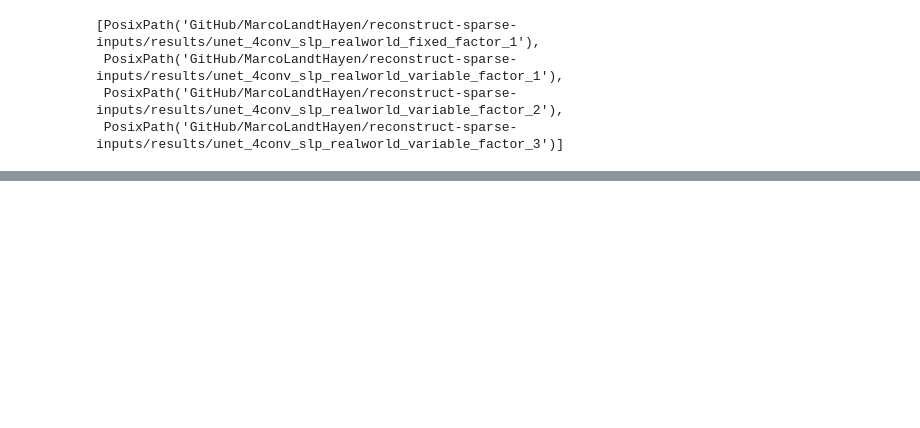
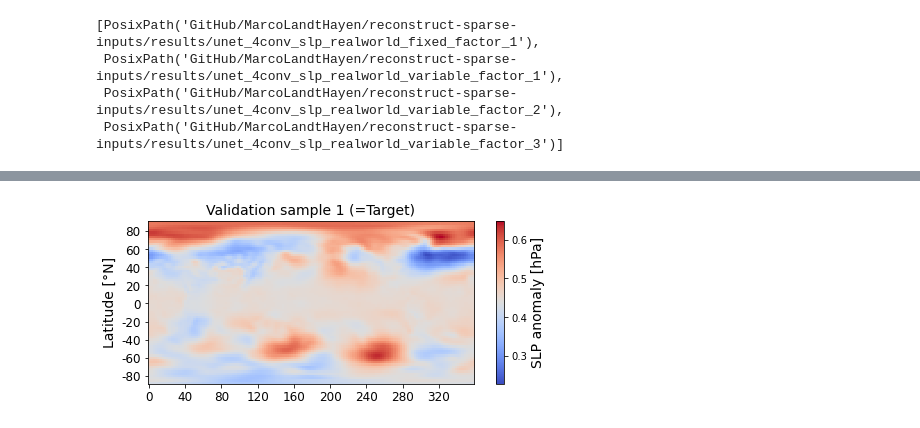
Before and after one commit to MarcoLandtHayen/reconstruct-sparse-inputs, a Jupyter notebook: notebooks/02_Postprocessing_unet_4conv_slp_realworld_compare_results.ipynb, the cells around one changed output, grey strips where cells are left out. Cells and saved outputs as stored; diff of their text form; code cells hidden in the pictures; blank space fills up the shorter version.

```diff
--- a/notebooks/02_Postprocessing_unet_4conv_slp_realworld_compare_results.ipynb
+++ b/notebooks/02_Postprocessing_unet_4conv_slp_realworld_compare_results.ipynb
@@ -635,0 +441,22 @@ plt.show()
+# %%
+## Compare target to predictions:
+
+# Pick sample number:
+k=0
+
+## Plot single validation target:
+fig, ax = plt.subplots(figsize=(8, 3))
+
+im = plt.imshow(val_target_all[k], cmap="coolwarm", interpolation='nearest')#, vmax=0.00022)
+cbar = plt.colorbar(im)
+cbar.set_label("SLP anomaly [hPa]", fontsize=14)
+
+plt.title('Validation sample '+str(k+1)+' (=Target)', fontsize=14)
+#plt.xlabel('Longitude [°E]', fontsize=14)
+plt.ylabel('Latitude [°N]', fontsize=14)
+plt.xticks(np.arange(0, 144, step=16), [0, 40, 80, 120, 160, 200, 240, 280, 320], fontsize=12)
+plt.yticks([4, 12, 20, 28, 36, 44, 52, 60, 68], [80, 60, 40, 20, 0, -20, -40, -60, -80], fontsize=12)
+
+plt.show()
+# %% [output]
+[figure, added]
```
Also changed, not shown: parts of 40 cells of this notebook, 1 other file.
